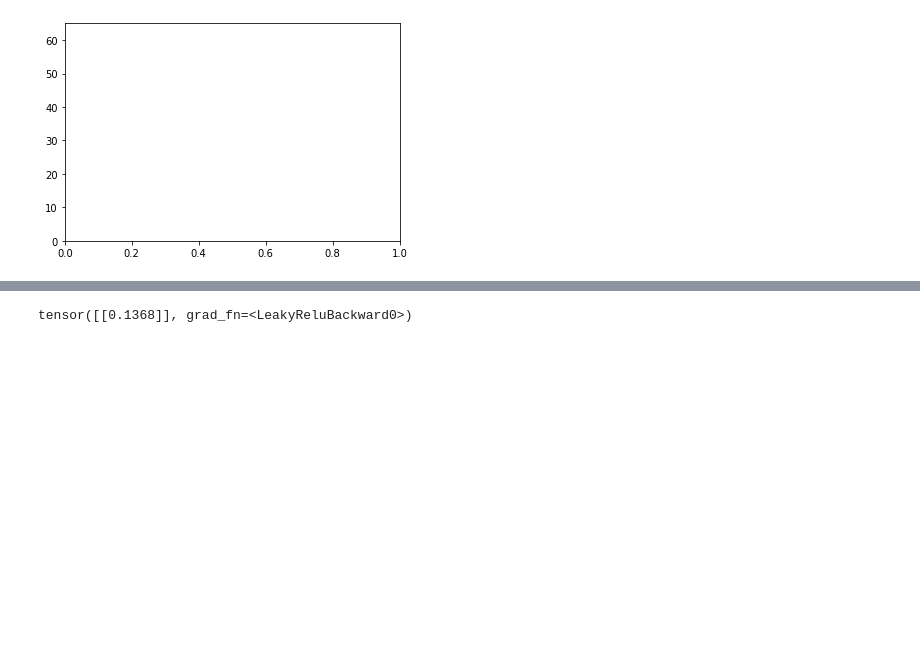
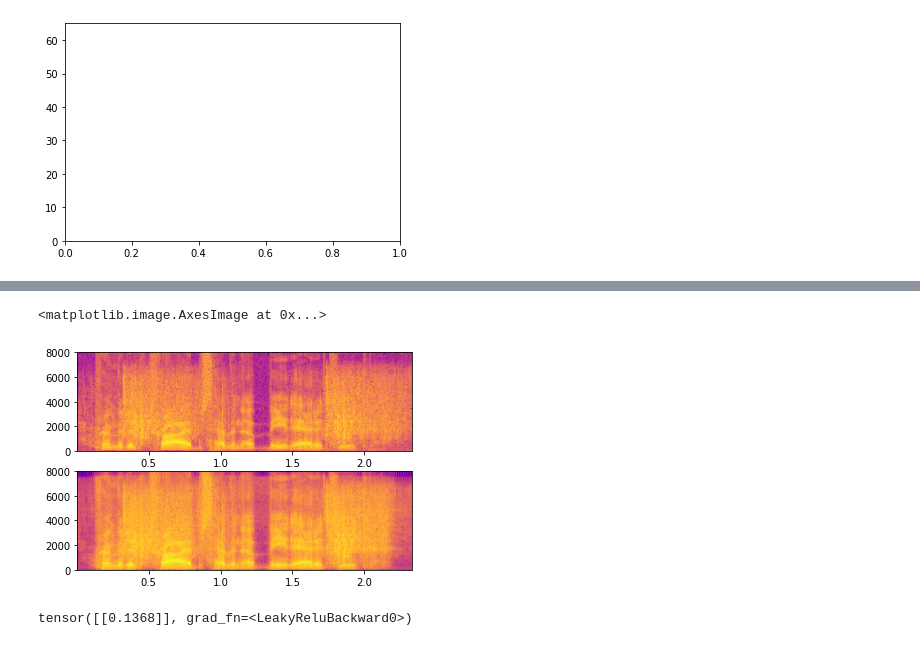
Before and after one commit to AverageName/Vk_MetricGan, a Jupyter notebook: Vk.ipynb, the cells around one changed output, grey strips where cells are left out. Cells and saved outputs as stored; diff of their text form; code cells hidden in the pictures; blank space fills up the shorter version.

```diff
--- a/Vk.ipynb
+++ b/Vk.ipynb
@@ -308,0 +507,39 @@ torch.Size([1, 136, 257])
+# %%
+from IPython.display import Audio
+
+def enchance_wav(model, wav_path):
+    array, sr = convert_audio_to_array(wav_path)
+
+    spectr_without_norm, phase, length = get_spectr_and_phase(array, False)
+    spectr, _, _ = get_spectr_and_phase(array, True)
+
+    inputs = torch.from_numpy(spectr).cuda()
+    mask = model.G(inputs).detach().cpu().numpy()
+
+    #mask = np.maximum(outputs / spectr, 0.05)
+    outputs = np.squeeze(mask * spectr_without_norm)
+
+    enchanced = np.multiply(outputs.transpose() , np.exp(1j*phase))
+
+    denoised_1d = librosa.istft(enchanced, hop_length=256,
+                                    win_length=512, window=scipy.signal.hamming, length=length)
+    return array, denoised_1d, outputs, spectr_without_norm
+    #Audio(data=array, rate=sr)
+    #Audio(data=denoised_1d, rate=sr)  # play the audio
+# %%
+%matplotlib inline
+model = MetricGan(257, 200, 2, 300, "stoi", device=torch.device("cuda:0"))
+model.load_state_dict(torch.load('/content/drive/My Drive/best_gan_checkp2.pt'))
+
+sr = 16000
+orig, enchanced, _, _ = enchance_wav(model, "/content/drive/My Drive/val_noisy_wavs/MMLM0_SX87/snr_10_noise_n65.wav")
+#orig_clean = "/content/drive/My Drive/data/lisa/data/timit/raw/TIMIT/TRAIN/DR7/MRMG0/SI2340.WAV"
+#array_orig_clean, _ = convert_audio_to_array(orig_clean)
+#print(stoi(array_orig_clean, enchanced, 16000, extended=False))
+print(stoi(orig, enchanced, 16000, extended=False))
+Audio(data=orig, rate=sr)
+
+#array, sr = convert_audio_to_array("/content/drive/My Drive/noisy_wavs/MRMG0_SI2340/snr_-4_noise_n1.wav")
+#Audio(data=array, rate=sr)
+#sf.write('/content/drive/My Drive/orig.wav', orig, samplerate=sr)
+#sf.write('/content/drive/My Drive/enchanced.wav', enchanced, samplerate=sr)
@@ -308,0 +553,9 @@ torch.Size([1, 136, 257])
+# %%
+orig, enchanced, new_spectr, old_spectr = enchance_wav(model, "/content/drive/My Drive/val_noisy_wavs/MMLM0_SX87/snr_10_noise_n65.wav")
+# %%
+f, (first, second) = plt.subplots(2, 1)
+first.specgram(orig, Fs=16000, cmap="plasma")[3]
+second.specgram(enchanced, Fs=16000, cmap="plasma")[3]
+# %% [output]
+<matplotlib.image.AxesImage at 0x...>
+[figure, added]
```
Also changed, not shown: parts of 28 cells of this notebook, 3 other files.
